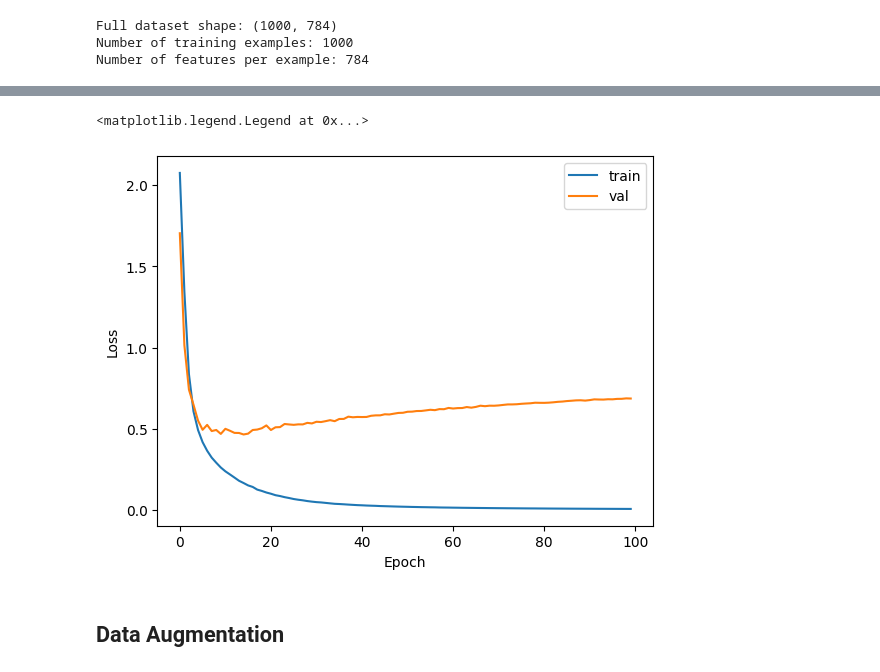
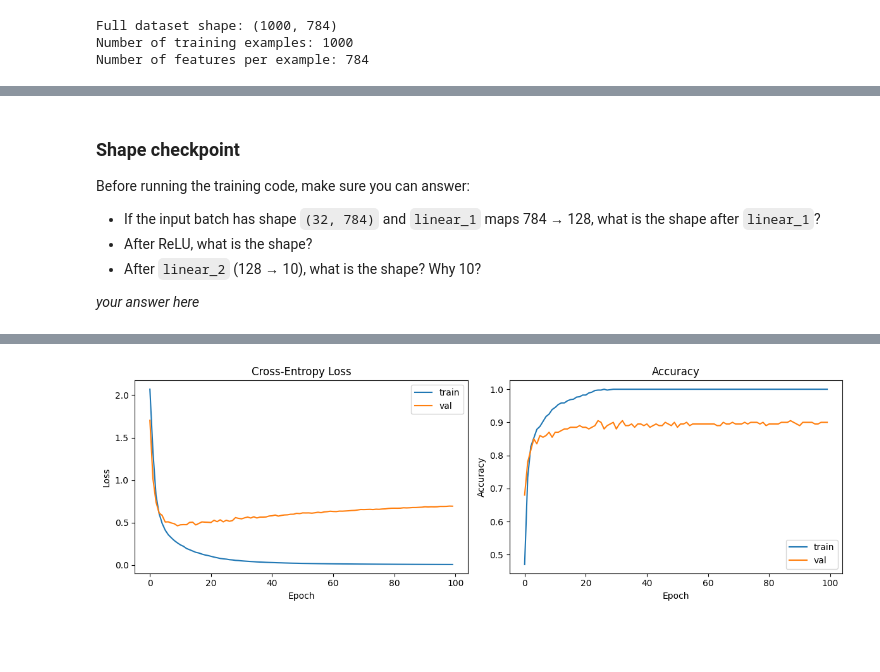
Before and after one commit to Calvin-Data-Science/cs375-376-public, a Jupyter notebook: notebooks/u06n1-mnist-torch.ipynb, the cells around one changed output, grey strips where cells are left out. Cells and saved outputs as stored; diff of their text form; code cells hidden in the pictures; blank space fills up the shorter version.

```diff
--- a/notebooks/u06n1-mnist-torch.ipynb
+++ b/notebooks/u06n1-mnist-torch.ipynb
@@ -25,11 +40,14 @@ x_full = mnist.data[:num_samples] / 255.0  # Scale pixel values to [0,1]
 x_full = x_full.astype('float32')
 y_full = mnist.target[:num_samples].astype(int)
 
-# Look at the shape of one image
-single_image = x_full[0].reshape(28, 28)  # Reshape back to 2D
-plt.imshow(single_image, cmap='gray')
-plt.title(f"Example digit (label: {y_full[0]})")
-print("Shape of one image:", single_image.shape)
+# Show a grid of 16 sample images
+fig, axes = plt.subplots(4, 4, figsize=(6, 6))
+for i, ax in enumerate(axes.flat):
+    ax.imshow(x_full[i].reshape(28, 28), cmap='gray')
+    ax.set_title(f"Label: {y_full[i]}", fontsize=9)
+    ax.axis('off')
+fig.suptitle("Sample MNIST Digits", fontsize=14)
+plt.tight_layout()
 
 # Look at the distribution of labels
 plt.figure()
@@ -94,3 +116,12 @@ You should be able to piece this together from what we've done before!
+# %% [markdown]
+### Shape checkpoint
+
+Before running the training code, make sure you can answer:
+- If the input batch has shape `(32, 784)` and `linear_1` maps 784 → 128, what is the shape after `linear_1`?
+- After ReLU, what is the shape?
+- After `linear_2` (128 → 10), what is the shape? Why 10?
+
+*your answer here*
 # %%
 # Define the model
 class MLP(nn.Module):
@@ -101,12 +132,7 @@ class MLP(nn.Module):
 
     def forward(self, x):
         z1 = self.linear_1(x)
-        # internally, this is doing
-        a1 = F.relu(z1)
-        # or you could do
-        a1 = z1.max(torch.tensor(0.0))
-        # or
-        a1 = torch.max(z1, torch.tensor(0.0))
+        a1 = F.relu(z1)  # equivalently: z1.clamp(min=0) or torch.max(z1, torch.tensor(0.0))
         logits = ...
         return logits
 
@@ -121,16 +147,25 @@ learning_rate = ...
 # Train the model
 train_losses = []
 val_losses = []
+train_accuracies = []
+val_accuracies = []
 
 for epoch in range(max_iter):
+    # --- Training ---
     train_loss = 0.
+    train_correct = 0
+    train_total = 0
     for i, (x_batch, y_batch) in enumerate(train_loader):
         # Forward pass
         logits = ...
         # Compute the loss (remember that F.cross_entropy does the softmax internally)
         loss = F.cross_entropy(logits, y_batch)
+        train_loss += loss.item()
 
-        train_loss += loss.item()
+        # Track accuracy
+        preds = logits.argmax(dim=1)
+        train_correct += (preds == y_batch).sum().item()
+        train_total += len(y_batch)
 
         # Backward pass
         # Clear old gradients
@@ -140,22 +175,37 @@ for epoch in range(max_iter):
         # Update the weights
         for param in model.parameters():
             param.data -= ... * param.grad
+
     train_loss /= len(train_loader)
     train_losses.append(train_loss)
+    train_accuracies.append(train_correct / train_total)
 
-    # Compute validation loss
-    with torch.no_grad(): # Don't compute gradients, since we're not updating the model
+    # --- Validation ---
+    with torch.no_grad():
         val_loss = 0.
+        val_correct = 0
+        val_total = 0
         for x_val_batch, y_val_batch in val_loader:
             logits = ...
             val_loss += ...
+            preds = logits.argmax(dim=1)
+            val_correct += (preds == y_val_batch).sum().item()
+            val_total += len(y_val_batch)
         val_loss /= len(val_loader)
         val_losses.append(val_loss)
-    print(f"Epoch {epoch}: val_loss = {val_loss:.3f}")
+        val_accuracies.append(val_correct / val_total)
 
-plt.plot(train_losses, label='train')
-plt.plot(val_losses, label='val')
-plt.xlabel('Epoch')
-plt.ylabel('Loss')
-plt.legend()
+    if epoch % 10 == 0 or epoch == max_iter - 1:
+        print(f"Epoch {epoch:3d}: train_loss={train_loss:.3f}, val_loss={val_loss:.3f}, "
+              f"train_acc={train_accuracies[-1]:.1%}, val_acc={val_accuracies[-1]:.1%}")
+
+# Plot loss and accuracy side by side
+fig, (ax1, ax2) = plt.subplots(1, 2, figsize=(12, 4))
+ax1.plot(train_losses, label='train')
+ax1.plot(val_losses, label='val')
+ax1.set_xlabel('Epoch'); ax1.set_ylabel('Loss'); ax1.legend(); ax1.set_title('Cross-Entropy Loss')
+ax2.plot(train_accuracies, label='train')
+ax2.plot(val_accuracies, label='val')
+ax2.set_xlabel('Epoch'); ax2.set_ylabel('Accuracy'); ax2.legend(); ax2.set_title('Accuracy')
+plt.tight_layout()
 # %% [output]
@@ -179,4 +223 @@ Epoch 99: val_loss = 0.686
-<matplotlib.legend.Legend at 0x...>
-[figure, old version]
+[figure, new version]
-# %% [markdown]
-## Data Augmentation
```
Also changed, not shown: parts of 33 cells of this notebook, 2 other files.
